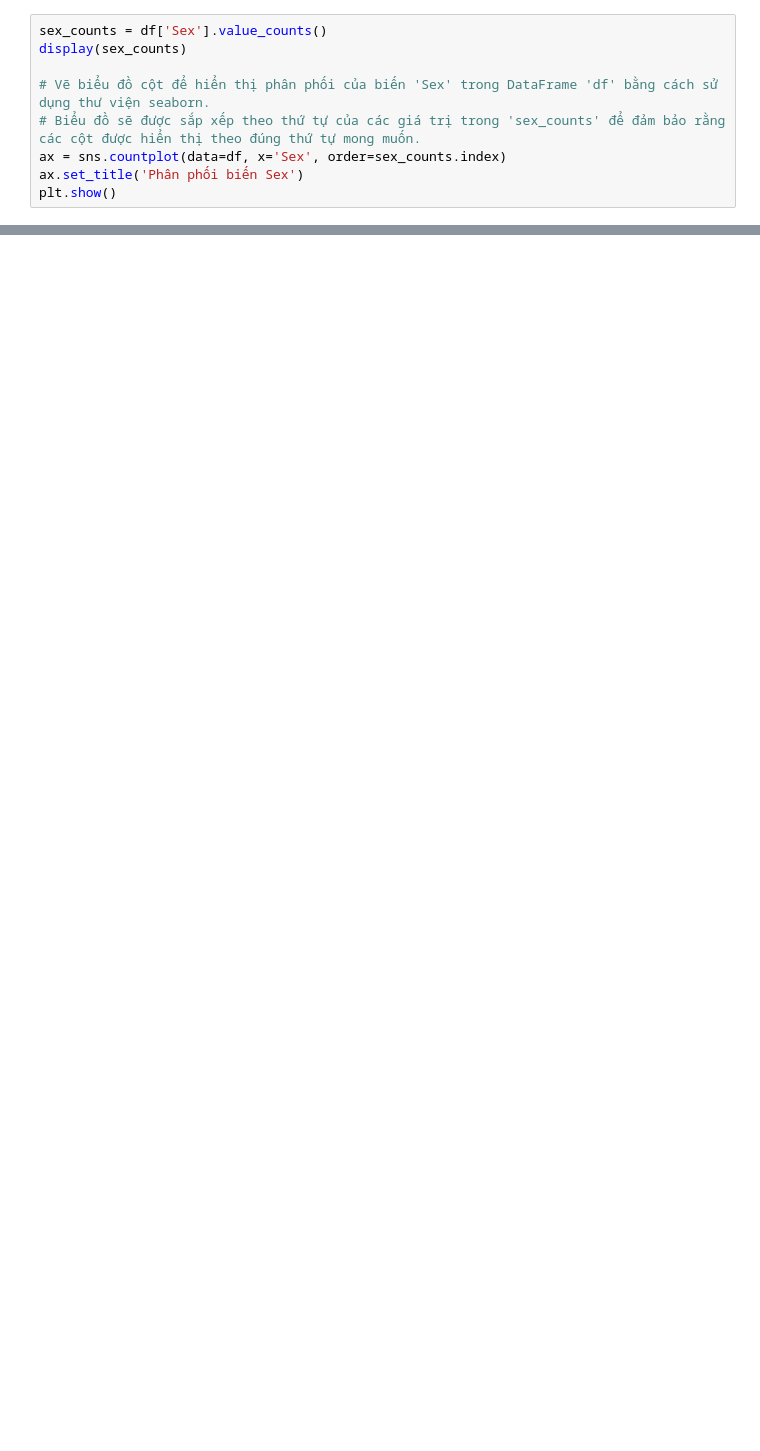
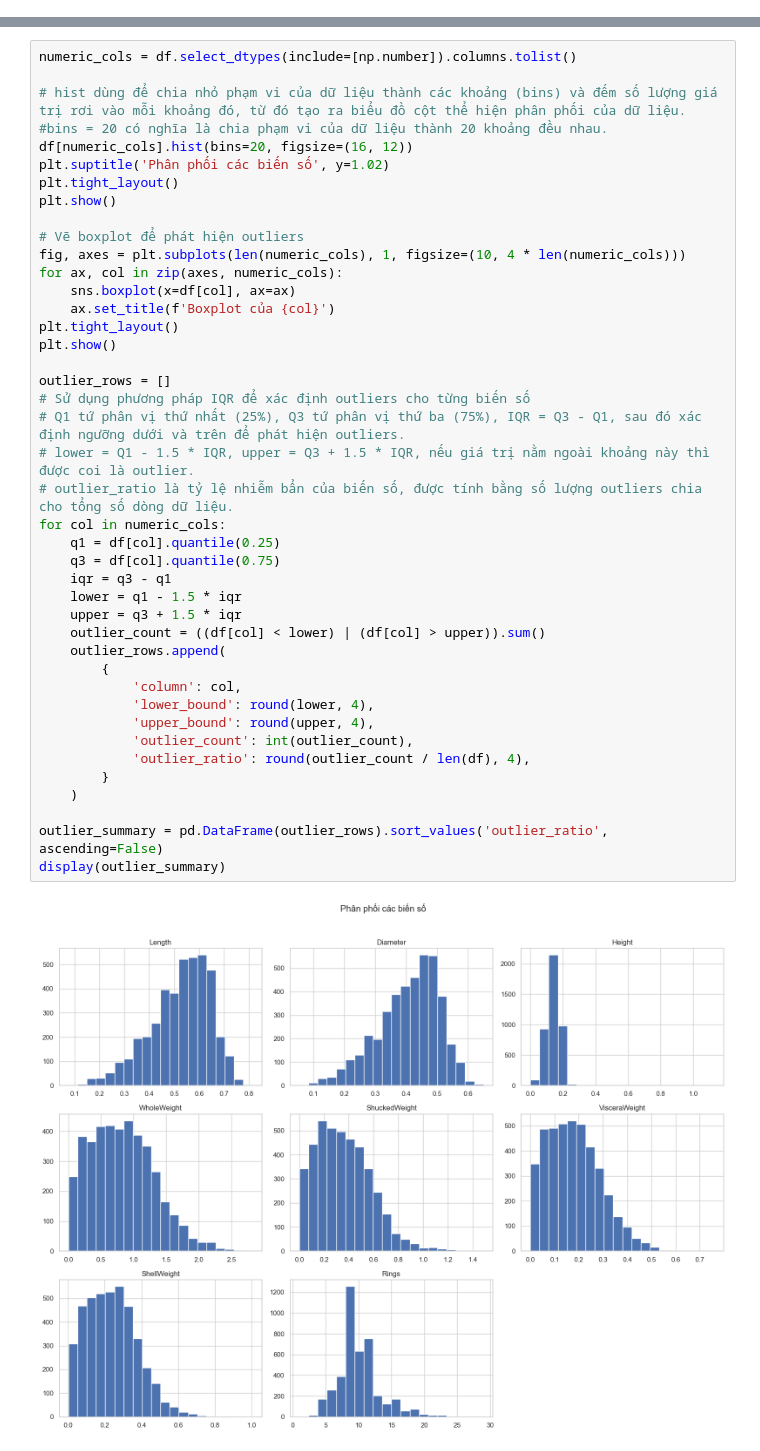
Before and after one commit to Gtvkun-ai/TNTT_Repo_Abalone6, a Jupyter notebook: AbaloneAge/notebooks/01_kham_pha_du_lieu.ipynb, the cells around one changed output, grey strips where cells are left out. Drawn from its saved outputs; the diff is of its cells as text; blank space fills up the shorter version.

```diff
--- a/AbaloneAge/notebooks/01_kham_pha_du_lieu.ipynb
+++ b/AbaloneAge/notebooks/01_kham_pha_du_lieu.ipynb
@@ -75,9 +0,0 @@ print('Số dòng trùng lặp:', df.duplicated().sum())
-# %%
-sex_counts = df['Sex'].value_counts()
-display(sex_counts)
-
-# Vẽ biểu đồ cột để hiển thị phân phối của biến 'Sex' trong DataFrame 'df' bằng cách sử dụng thư viện seaborn.
-# Biểu đồ sẽ được sắp xếp theo thứ tự của các giá trị trong 'sex_counts' để đảm bảo rằng các cột được hiển thị theo đúng thứ tự mong muốn.
-ax = sns.countplot(data=df, x='Sex', order=sex_counts.index)
-ax.set_title('Phân phối biến Sex')
-plt.show()
@@ -154,0 +216,44 @@ print('5. Nên thử cả mô hình tuyến tính và mô hình cây/ensemble
+# %%
+numeric_cols = df.select_dtypes(include=[np.number]).columns.tolist()
+
+# hist dùng để chia nhỏ phạm vi của dữ liệu thành các khoảng (bins) và đếm số lượng giá trị rơi vào mỗi khoảng đó, từ đó tạo ra biểu đồ cột thể hiện phân phối của dữ liệu.
+#bins = 20 có nghĩa là chia phạm vi của dữ liệu thành 20 khoảng đều nhau.
+df[numeric_cols].hist(bins=20, figsize=(16, 12))
+plt.suptitle('Phân phối các biến số', y=1.02)
+plt.tight_layout()
+plt.show()
+
+# Vẽ boxplot để phát hiện outliers
+fig, axes = plt.subplots(len(numeric_cols), 1, figsize=(10, 4 * len(numeric_cols)))
+for ax, col in zip(axes, numeric_cols):
+    sns.boxplot(x=df[col], ax=ax)
+    ax.set_title(f'Boxplot của {col}')
+plt.tight_layout()
+plt.show()
+
+outlier_rows = []
+# Sử dụng phương pháp IQR để xác định outliers cho từng biến số
+# Q1 tứ phân vị thứ nhất (25%), Q3 tứ phân vị thứ ba (75%), IQR = Q3 - Q1, sau đó xác định ngưỡng dưới và trên để phát hiện outliers.
+# lower = Q1 - 1.5 * IQR, upper = Q3 + 1.5 * IQR, nếu giá trị nằm ngoài khoảng này thì được coi là outlier.
+# outlier_ratio là tỷ lệ nhiễm bẩn của biến số, được tính bằng số lượng outliers chia cho tổng số dòng dữ liệu.
+for col in numeric_cols:
+    q1 = df[col].quantile(0.25)
+    q3 = df[col].quantile(0.75)
+    iqr = q3 - q1
+    lower = q1 - 1.5 * iqr
+    upper = q3 + 1.5 * iqr
+    outlier_count = ((df[col] < lower) | (df[col] > upper)).sum()
+    outlier_rows.append(
+        {
+            'column': col,
+            'lower_bound': round(lower, 4),
+            'upper_bound': round(upper, 4),
+            'outlier_count': int(outlier_count),
+            'outlier_ratio': round(outlier_count / len(df), 4),
+        }
+    )
+
+outlier_summary = pd.DataFrame(outlier_rows).sort_values('outlier_ratio', ascending=False)
+display(outlier_summary)
+# %% [output]
+[figure, added]
```
Also changed, not shown: parts of 46 cells of this notebook, 1 other file.
